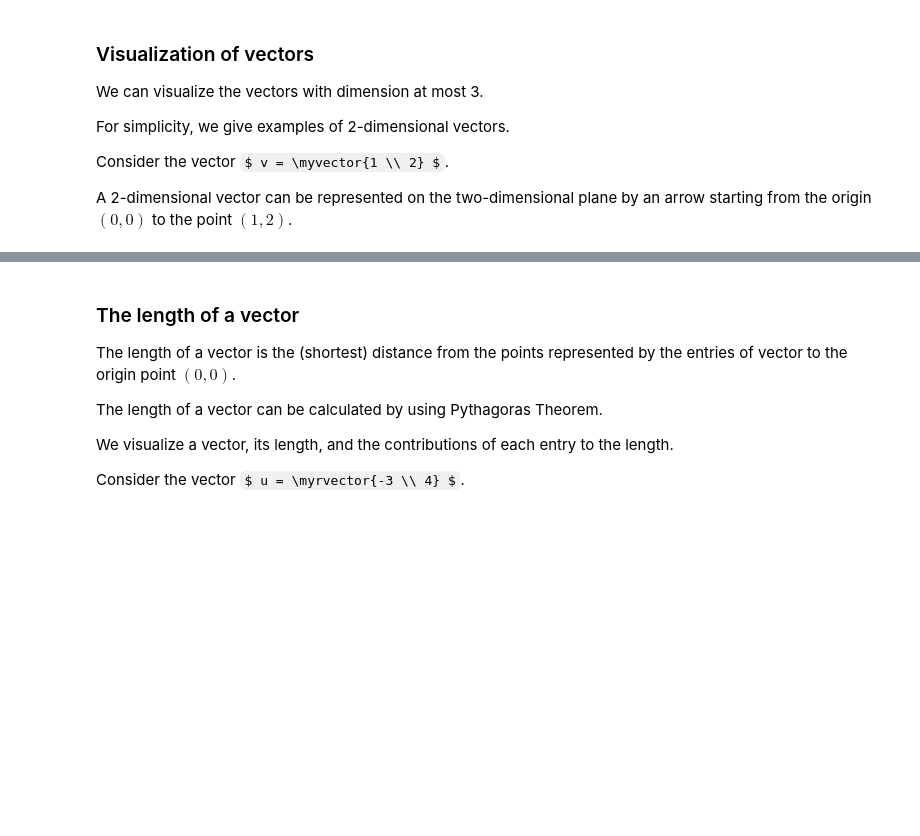
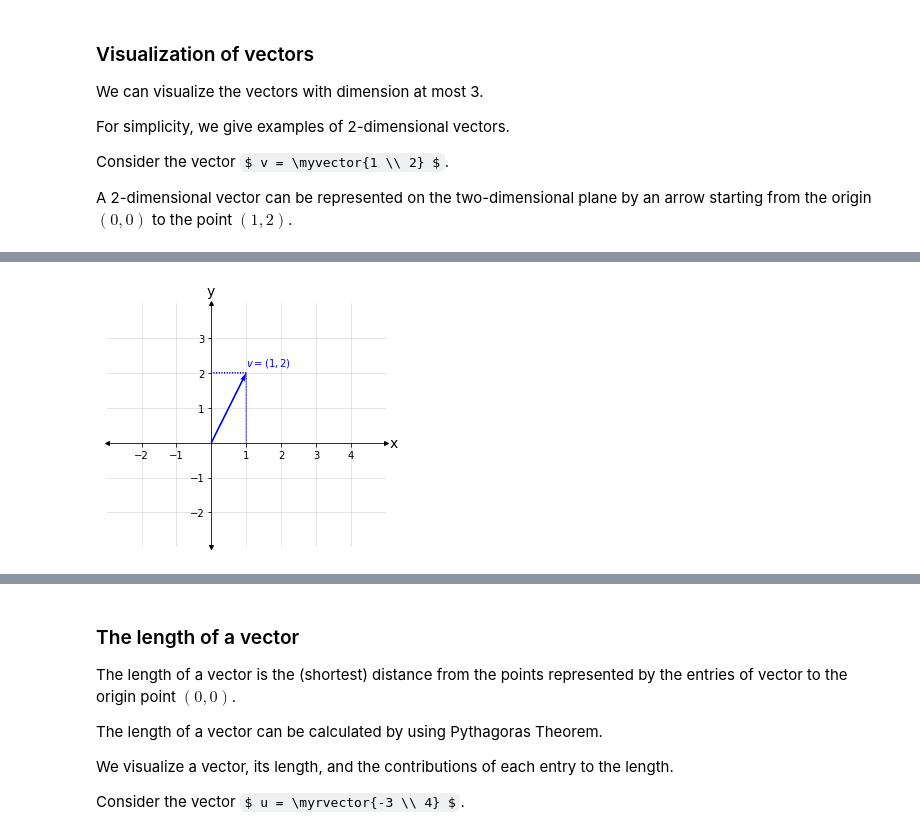
Before and after one commit to QRussia/bronze-qiskit-russian-edition, a Jupyter notebook: math/Math20_Vectors.ipynb, the cells around one changed output, grey strips where cells are left out. Drawn from its saved outputs; the diff is of its cells as text; code cells hidden in the pictures; some formulas as TeX source; blank space fills up the shorter version.

Commit message:
Math notebooks, replacing images with python produced images

```diff
--- a/math/Math20_Vectors.ipynb
+++ b/math/Math20_Vectors.ipynb
@@ -160,0 +159,5 @@ A 2-dimensional vector can be represented on the two-dimensional plane by an arr
+# %%
+%run math.py
+visualize_vectors("example1")
+# %% [output]
+[figure, added]
```
Also changed, not shown: parts of 6 cells of this notebook, 13 other files.
